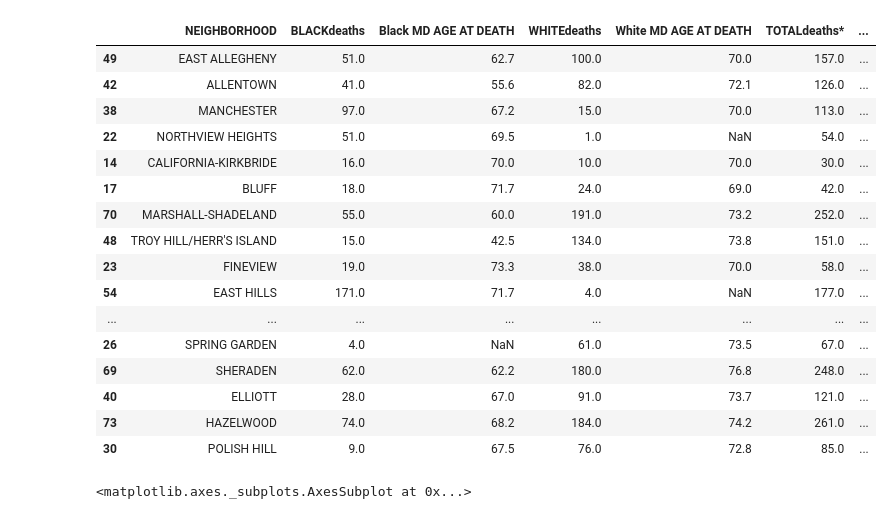
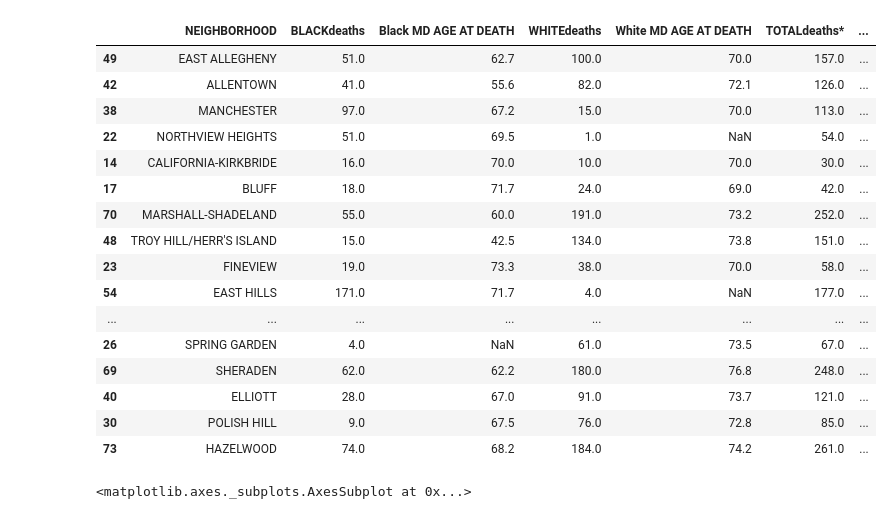
Before and after one commit to CalTsai77/Python-Data-Analysis-with-pandas-, a Jupyter notebook: Kyra_personal_notebook.ipynb, the cells around one changed output. Saved outputs shown, nothing was run; the diff lists cells and outputs as text; code cells hidden in the pictures.

```diff
--- a/Kyra_personal_notebook.ipynb
+++ b/Kyra_personal_notebook.ipynb
@@ -43,25 +43,26 @@ big_death.head()
 | 15 | CHARTIERS CITY | 20.0 | 70.0 | 15.0 | 81.2 | 35.0 | ... |
 # %%
 big_death = big_death.sort_values("TOTAL MD AGE AT DEATH", ascending = True)
-big_death.head(20)
+big_death_top20 = big_death[0:20]
+big_death_top20.head(20)
 # %% [output]
 |  | NEIGHBORHOOD | BLACKdeaths | Black MD AGE AT DEATH | WHITEdeaths | White MD AGE AT DEATH | TOTALdeaths* | ... |
 | 49 | EAST ALLEGHENY | 51.0 | 62.7 | 100.0 | 70.0 | 157.0 | ... |
 | 42 | ALLENTOWN | 41.0 | 55.6 | 82.0 | 72.1 | 126.0 | ... |
 | 38 | MANCHESTER | 97.0 | 67.2 | 15.0 | 70.0 | 113.0 | ... |
 | 22 | NORTHVIEW HEIGHTS | 51.0 | 69.5 | 1.0 | NaN | 54.0 | ... |
 | 14 | CALIFORNIA-KIRKBRIDE | 16.0 | 70.0 | 10.0 | 70.0 | 30.0 | ... |
 | 17 | BLUFF | 18.0 | 71.7 | 24.0 | 69.0 | 42.0 | ... |
 | 70 | MARSHALL-SHADELAND | 55.0 | 60.0 | 191.0 | 73.2 | 252.0 | ... |
 | 48 | TROY HILL/HERR'S ISLAND | 15.0 | 42.5 | 134.0 | 73.8 | 151.0 | ... |
 | 23 | FINEVIEW | 19.0 | 73.3 | 38.0 | 70.0 | 58.0 | ... |
 | 54 | EAST HILLS | 171.0 | 71.7 | 4.0 | NaN | 177.0 | ... |
 | ... | ... | ... | ... | ... | ... | ... | ... |
 | 26 | SPRING GARDEN | 4.0 | NaN | 61.0 | 73.5 | 67.0 | ... |
 | 69 | SHERADEN | 62.0 | 62.2 | 180.0 | 76.8 | 248.0 | ... |
 | 40 | ELLIOTT | 28.0 | 67.0 | 91.0 | 73.7 | 121.0 | ... |
+| 30 | POLISH HILL | 9.0 | 67.5 | 76.0 | 72.8 | 85.0 | ... |
 | 73 | HAZELWOOD | 74.0 | 68.2 | 184.0 | 74.2 | 261.0 | ... |
-| 30 | POLISH HILL | 9.0 | 67.5 | 76.0 | 72.8 | 85.0 | ... |
 # %%
 big_death.plot.scatter(x = "Black MD AGE AT DEATH", y = "TOTAL MD AGE AT DEATH", title = "Total MD Age at Death vs Black MD age at Death")
 # %% [output]
```
Also changed, not shown: parts of 1 cell of this notebook, 1 other file.
